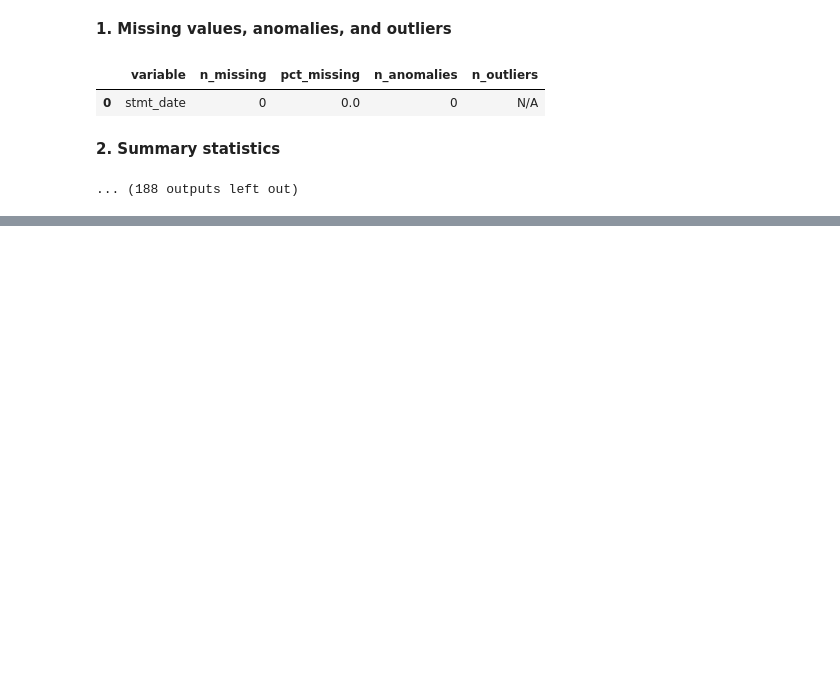
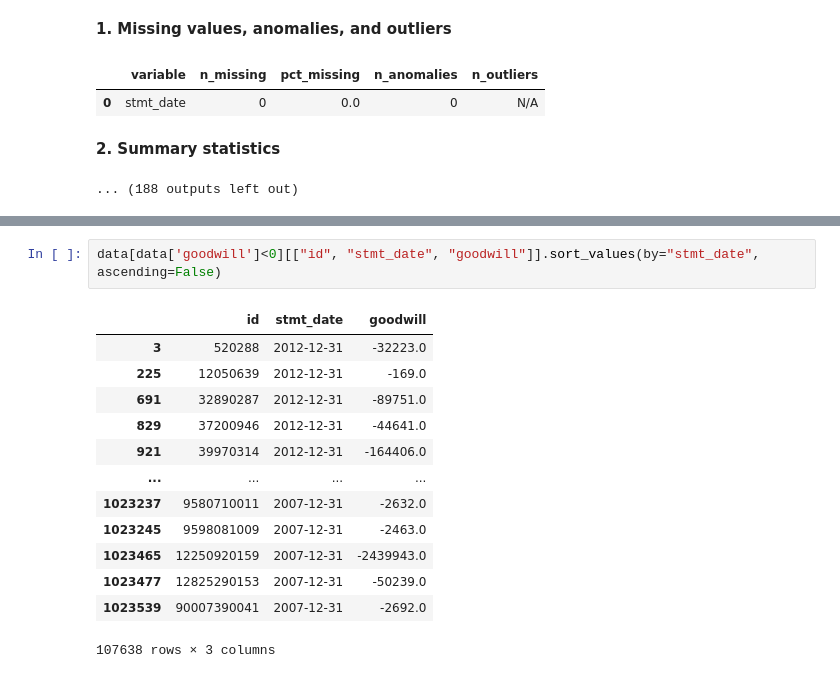
Before and after one commit to YuxinYY/finance_term_project, a Jupyter notebook: notebooks/EDA/01_playground.ipynb, the cells around one changed output, grey strips where cells are left out. Saved outputs shown, nothing was run; the diff lists cells and outputs as text; blank space fills up the shorter version.

```diff
--- a/notebooks/EDA/01_playground.ipynb
+++ b/notebooks/EDA/01_playground.ipynb
@@ -318,0 +363,16 @@ stmt_date
+# %%
+data[data['goodwill']<0][["id", "stmt_date", "goodwill"]].sort_values(by="stmt_date", ascending=False)
+# %% [output]
+|  | id | stmt_date | goodwill |
+| 3 | 520288 | 2012-12-31 | -32223.0 |
+| 225 | 12050639 | 2012-12-31 | -169.0 |
+| 691 | 32890287 | 2012-12-31 | -89751.0 |
+| 829 | 37200946 | 2012-12-31 | -44641.0 |
+| 921 | 39970314 | 2012-12-31 | -164406.0 |
+| ... | ... | ... | ... |
+| 1023237 | 9580710011 | 2007-12-31 | -2632.0 |
+| 1023245 | 9598081009 | 2007-12-31 | -2463.0 |
+| 1023465 | 12250920159 | 2007-12-31 | -2439943.0 |
+| 1023477 | 12825290153 | 2007-12-31 | -50239.0 |
+| 1023539 | 90007390041 | 2007-12-31 | -2692.0 |
+107638 rows × 3 columns
```
Also changed, not shown: parts of 13 cells of this notebook, 10 other files.
